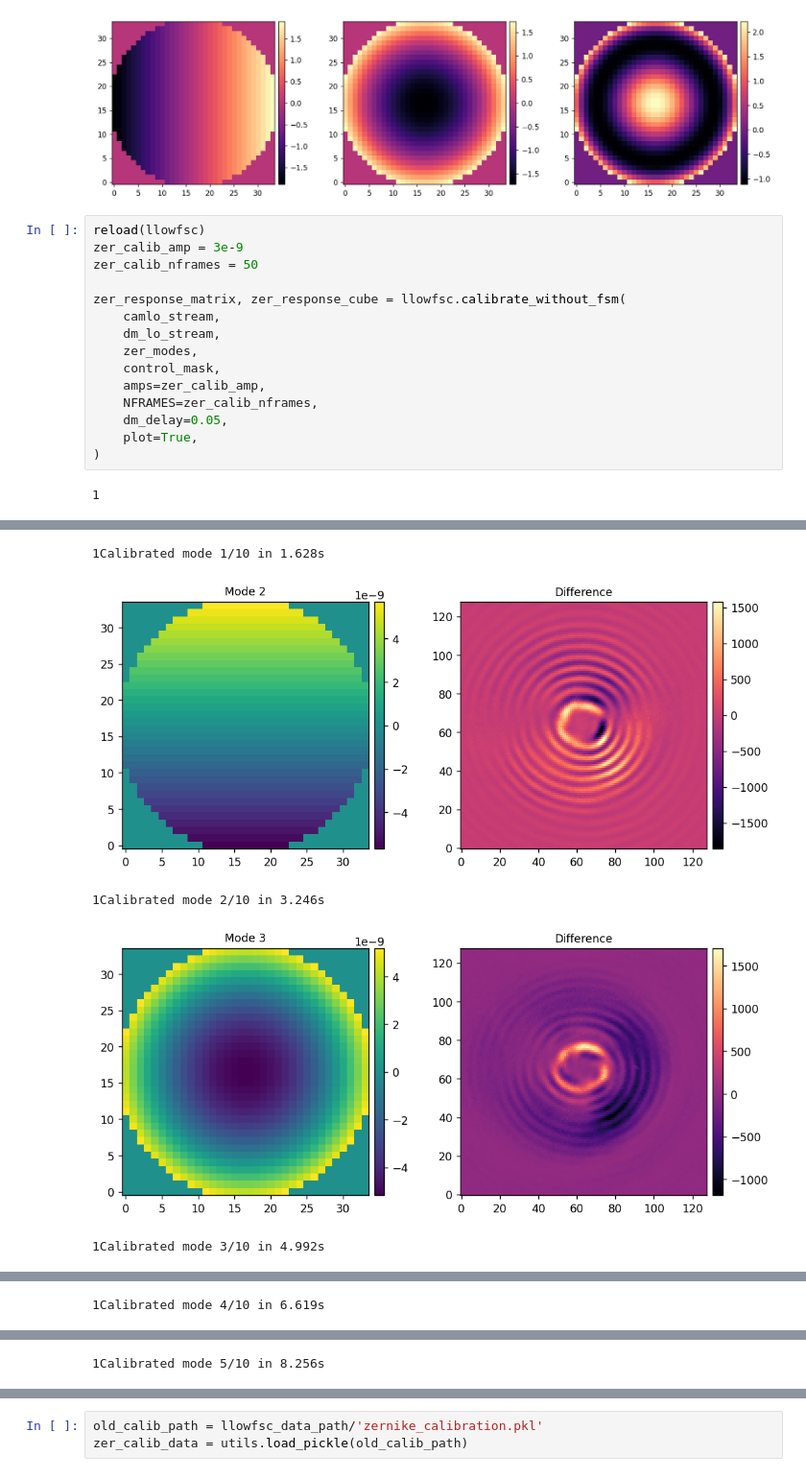
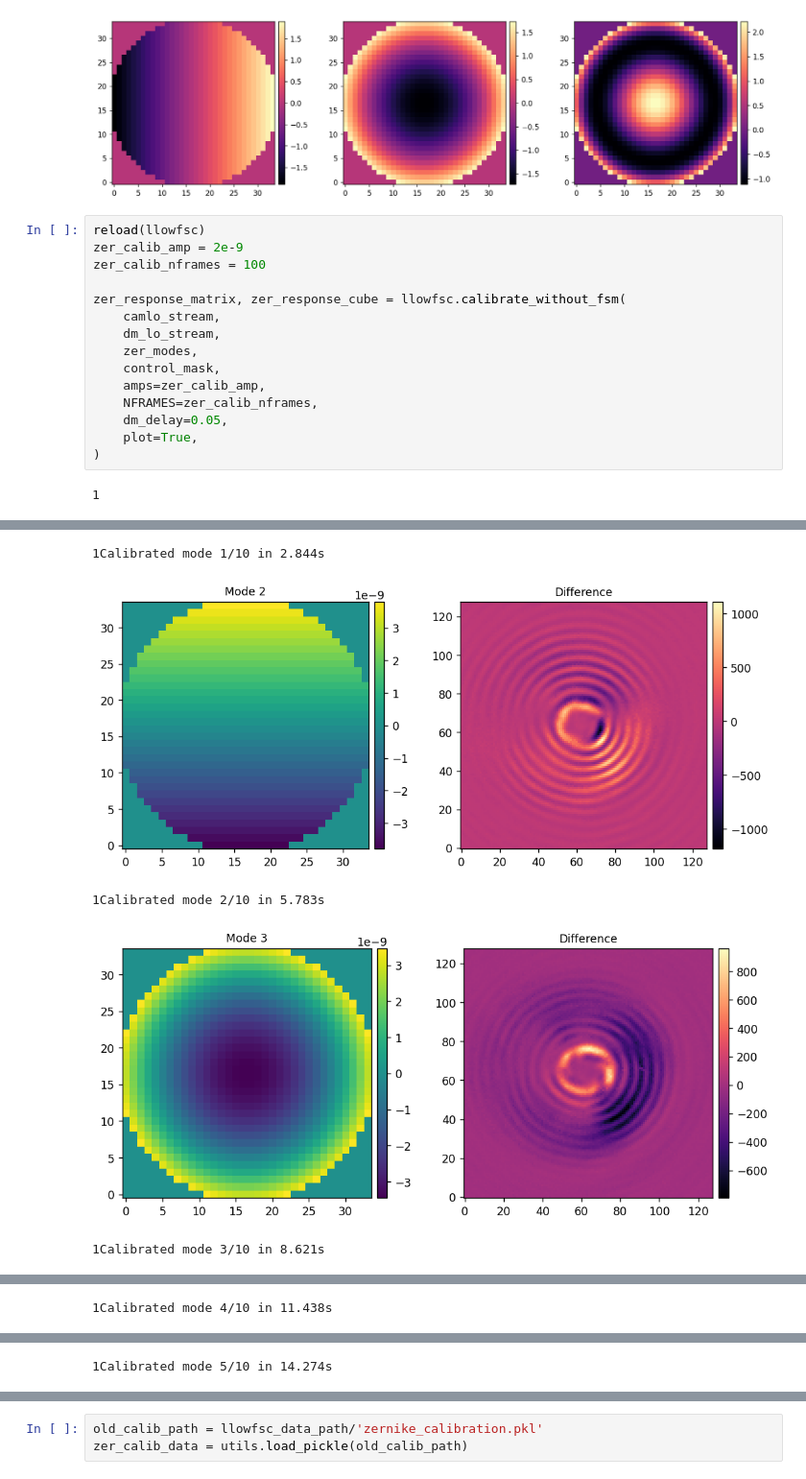
Before and after one commit to kian1377/scoob-llowfsc, a Jupyter notebook: exp-notebooks/run_llowfsc_with_telem.ipynb, the cells around one changed output, grey strips where cells are left out. Shown at 96% size. Saved outputs shown, nothing was run; the diff lists cells and outputs as text.

```diff
--- a/exp-notebooks/run_llowfsc_with_telem.ipynb
+++ b/exp-notebooks/run_llowfsc_with_telem.ipynb
@@ -162,8 +163,8 @@ utils.imshow([zer_modes[0], zer_modes[2], zer_modes[-1]])
 [figure]
 # %%
 reload(llowfsc)
-zer_calib_amp = 3e-9
-zer_calib_nframes = 50
+zer_calib_amp = 2e-9
+zer_calib_nframes = 100
 
 zer_response_matrix, zer_response_cube = llowfsc.calibrate_without_fsm(
     camlo_stream,
@@ -181,5 +182,5 @@ zer_response_matrix, zer_response_cube = llowfsc.calibrate_without_fsm(
-1Calibrated mode 1/10 in 1.628s
+1Calibrated mode 1/10 in 2.844s
-[figure, old version]
+[figure, new version]
-1Calibrated mode 2/10 in 3.246s
+1Calibrated mode 2/10 in 5.783s
-[figure, old version]
+[figure, new version]
-1Calibrated mode 3/10 in 4.992s
+1Calibrated mode 3/10 in 8.621s
@@ -187 +188 @@ zer_response_matrix, zer_response_cube = llowfsc.calibrate_without_fsm(
-1Calibrated mode 4/10 in 6.619s
+1Calibrated mode 4/10 in 11.438s
@@ -189 +190 @@ zer_response_matrix, zer_response_cube = llowfsc.calibrate_without_fsm(
-1Calibrated mode 5/10 in 8.256s
+1Calibrated mode 5/10 in 14.274s
```
Also changed, not shown: parts of 12 cells of this notebook, 6 other files.
